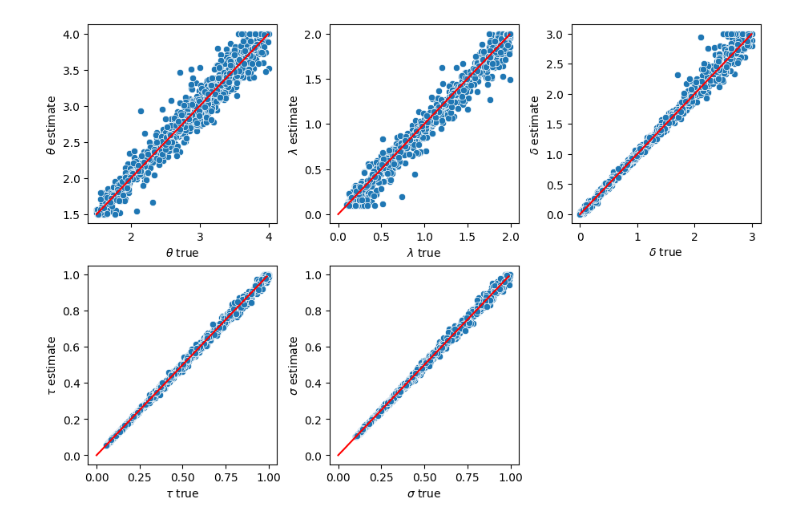
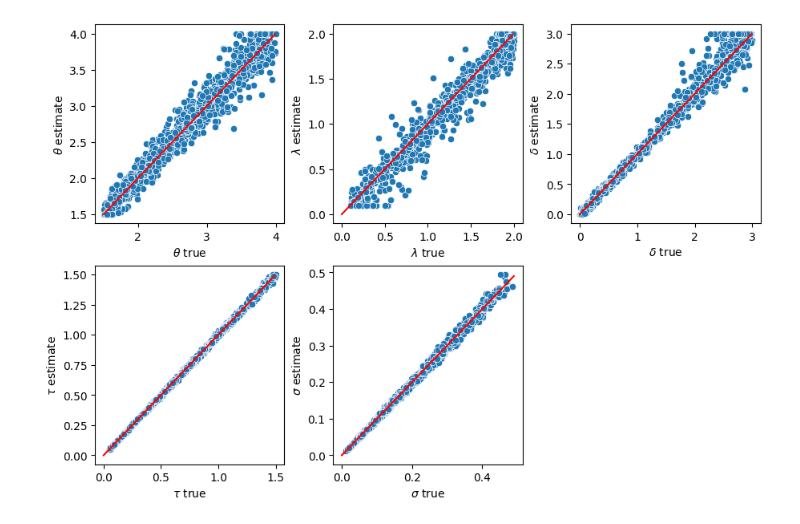
Before and after one commit to AmirHoseinHadian/CTDM_recovery, a Jupyter notebook: _Simulation/_01_IE/_02_ndt_constrain/_normal/Exponential.ipynb, the cells around one changed output. Cells and saved outputs as stored; diff of their text form; code cells hidden in the pictures.

Commit message:
simulations with normal distribution for ndt

```diff
--- a/_Simulation/_01_IE/_02_ndt_constrain/_normal/Exponential.ipynb
+++ b/_Simulation/_01_IE/_02_ndt_constrain/_normal/Exponential.ipynb
@@ -16,7 +16,7 @@ import matplotlib.pyplot as plt
 from numba import jit, float64, int64
 # %%
 @jit(nopython=True)
-def simulate_CDDM(threshold, lamda, delta, loc, scale, ndt=0, z=0, sigma=1, dt=0.001):
+def simulate_CDDM(threshold, lamda, delta, sd, ndt=0, z=0, sigma=1, dt=0.001):
     x = z
 
     rt = 0
@@ -30,7 +30,7 @@ def simulate_CDDM(threshold, lamda, delta, loc, scale, ndt=0, z=0, sigma=1, dt=0
     else:
         ch = -1
 
-    return (rt+ndt)*ch, np.random.lognormal(loc, scale)
+    return (rt+ndt)*ch, np.random.normal(ndt, sd)
 # %%
 @jit(nopython=True)
 def f(x, t, z, tau, delta, sigma=1):
@@ -116,7 +114,7 @@ def CDDM_likelihood(prms, RT, Z):
 
     return ll
 # %%
-n_trials = 1000
+n_trials = 500
 recovery_dic = {'a_true': [],
                 'a_estimate': [],
                 'lambda_true': [],
@@ -128,22 +126,19 @@ recovery_dic = {'a_true': [],
                 'ndt_true':[],
                 'ndt_estimate':[]}
 # %%
-for n in tqdm(range(950)):
+for n in tqdm(range(300)):
     threshold = np.random.uniform(1.5, 4)
     lamda = np.random.uniform(0.1, 2)
     delta = np.random.uniform(0, 3)
-    ndt = np.random.uniform(0.05, 1)
-    scale_z = np.random.uniform(0.1, 1)
-    loc_z = np.log(ndt) - 0.5 * scale_z**2
 
-#     ub = lambda t: threshold * np.exp(-lamda*t)
-#     lb = lambda t: -1*ub(t)
+    ndt = np.random.uniform(0.05, 1.5)
+    sd = np.random.uniform(ndt/5, ndt/3)
 
     RT = []
     Z = []
 
     for i in range(n_trials):
-        rt, z = simulate_CDDM(threshold, lamda, delta, loc_z, scale_z, ndt=ndt)
+        rt, z = simulate_CDDM(threshold, lamda, delta, sd, ndt=ndt)
         RT.append(rt)
         Z.append(z)
 
@@ -153,13 +148,13 @@ for n in tqdm(range(950)):
     ans_cddm = differential_evolution(CDDM_likelihood,
                                       args=(RT, Z),
                                       bounds=[(1.5, 4), (0.1, 2), (0, 3),
-                                              (0.1, 1), (0.05, 1)])
+                                              (0.005, 0.5), (0.05, 1.5)])
     ans_cddm = minimize(CDDM_likelihood,
                         args=(RT, Z),
                         method='Nelder-Mead',
                         x0=ans_cddm.x,
                         bounds=[(1.5, 4), (0.1, 2), (0, 3),
-                                (0.1, 1), (0.05, 1)])
+                                (0.005, 0.5), (0.05, 1.5)])
 
     recovery_dic['a_true'].append(threshold)
     recovery_dic['a_estimate'].append(ans_cddm.x[0])
@@ -167,7 +162,7 @@ for n in tqdm(range(950)):
     recovery_dic['lambda_estimate'].append(ans_cddm.x[1])
     recovery_dic['delta_true'].append(delta)
     recovery_dic['delta_estimate'].append(ans_cddm.x[2])
-    recovery_dic['sigma_true'].append(scale_z)
+    recovery_dic['sigma_true'].append(sd)
     recovery_dic['sigma_estimate'].append(ans_cddm.x[3])
     recovery_dic['ndt_true'].append(ndt)
     recovery_dic['ndt_estimate'].append(ans_cddm.x[4])
@@ -199,33 +194,33 @@ recovery_df.corr()
 plt.figure(figsize=(9, 6), layout='constrained')
 
 plt.subplot(231)
 plt.plot(np.arange(1.5, 4, 0.01), np.arange(1.5, 4, 0.01), c='red')
 sns.scatterplot(x='a_true', y='a_estimate', data=recovery_df);
 plt.xlabel(r'$\theta$ true')
 plt.ylabel(r'$\theta$ estimate')
 
 plt.subplot(232)
 plt.plot(np.arange(0, 2, 0.01), np.arange(0, 2, 0.01), c='red')
 sns.scatterplot(x='lambda_true', y='lambda_estimate', data=recovery_df);
 plt.xlabel(r'$\lambda$ true')
 plt.ylabel(r'$\lambda$ estimate')
 
 plt.subplot(233)
 plt.plot(np.arange(0, 3, 0.01), np.arange(0, 3, 0.01), c='red')
 sns.scatterplot(x='delta_true', y='delta_estimate', data=recovery_df);
 plt.xlabel(r'$\delta$ true')
 plt.ylabel(r'$\delta$ estimate')
 
 plt.subplot(234)
-plt.plot(np.arange(0, 1, 0.01), np.arange(0, 1, 0.01), c='red')
+plt.plot(np.arange(0, 1.5, 0.01), np.arange(0, 1.5, 0.01), c='red')
 sns.scatterplot(x='ndt_true', y='ndt_estimate', data=recovery_df);
 plt.xlabel(r'$\tau$ true')
 plt.ylabel(r'$\tau$ estimate')
 
 plt.subplot(235)
-plt.plot(np.arange(0, 1, 0.01), np.arange(0, 1, 0.01), c='red')
+plt.plot(np.arange(0, .5, 0.01), np.arange(0, .5, 0.01), c='red')
 sns.scatterplot(x='sigma_true', y='sigma_estimate', data=recovery_df);
 plt.xlabel(r'$\sigma$ true')
 plt.ylabel(r'$\sigma$ estimate');
 # %% [output]
-[figure, old version]
+[figure, new version]
```
Also changed, not shown: parts of 2 cells of this notebook, 3 other files.
